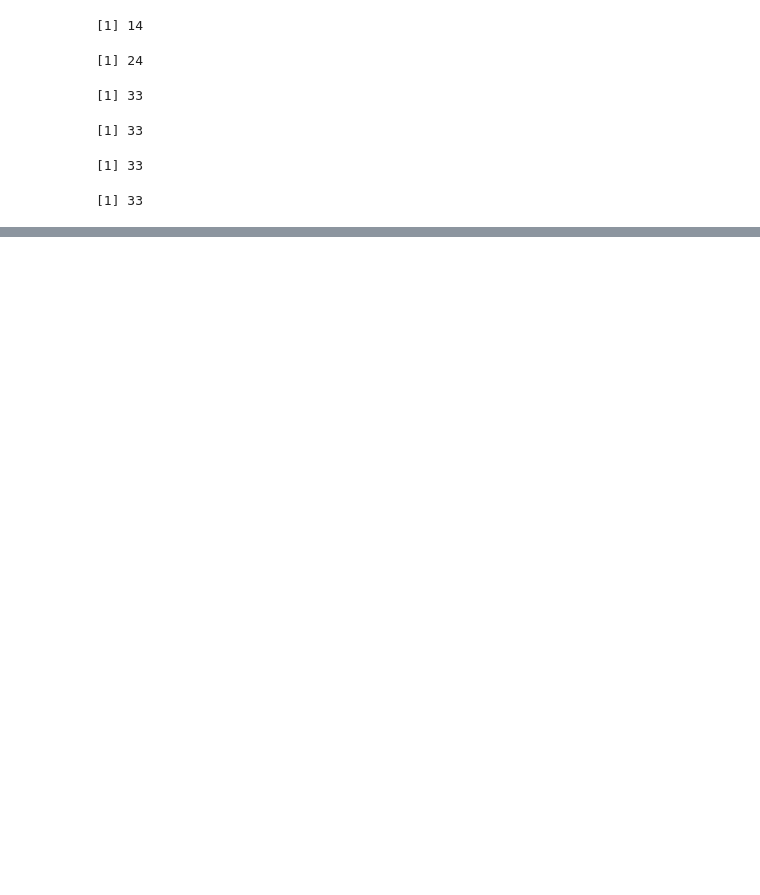
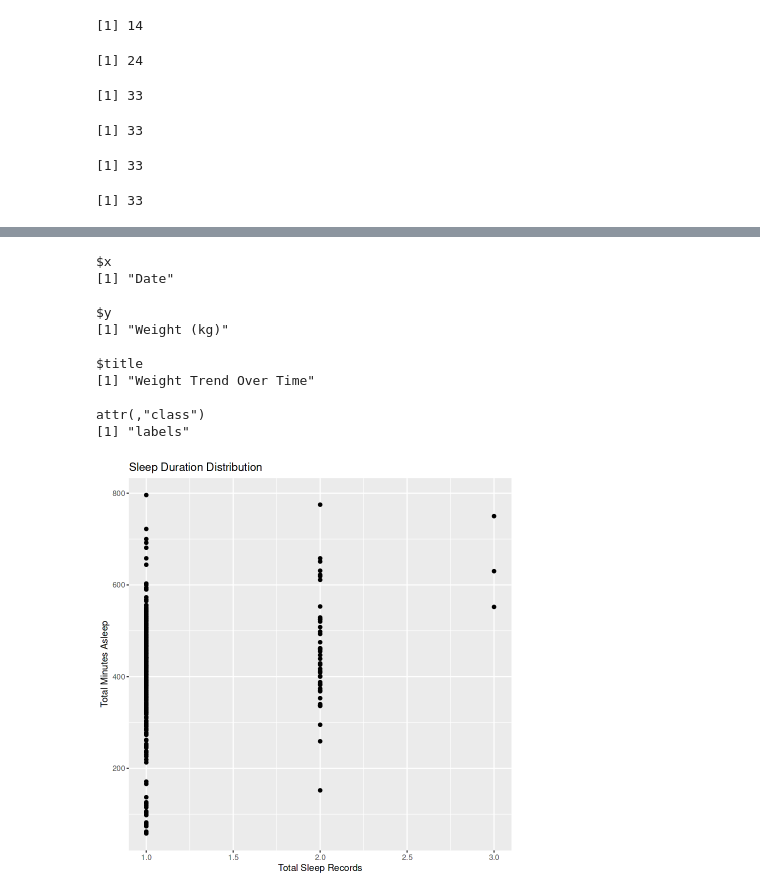
Before and after one commit to JJDataAnalyst-viz/Bellabeat_Project, a Jupyter notebook: Stage_4_Analyze/r-analysis-project-bellabeat.ipynb, the cells around one changed output, grey strips where cells are left out. Drawn from its saved outputs; the diff is of its cells as text; code cells hidden in the pictures; blank space fills up the shorter version.

```diff
--- a/Stage_4_Analyze/r-analysis-project-bellabeat.ipynb
+++ b/Stage_4_Analyze/r-analysis-project-bellabeat.ipynb
@@ -175,0 +188,19 @@ n_distinct(daily_activity$Id)
+# %%
+# Plotting sleep duration distribution
+ggplot(dis_sleep_days, aes(x = TotalSleepRecords, y = TotalMinutesAsleep)) +
+  geom_point() +
+  labs(title = "Sleep Duration Distribution", x = "Total Sleep Records", y = "Total Minutes Asleep")
+  labs(title = "Weight Trend Over Time", x = "Date", y = "Weight (kg)")
+# %% [output]
+$x
+[1] "Date"
+
+$y
+[1] "Weight (kg)"
+
+$title
+[1] "Weight Trend Over Time"
+
+attr(,"class")
+[1] "labels"
+[figure, added]
```
Also changed, not shown: parts of 2 cells of this notebook.
